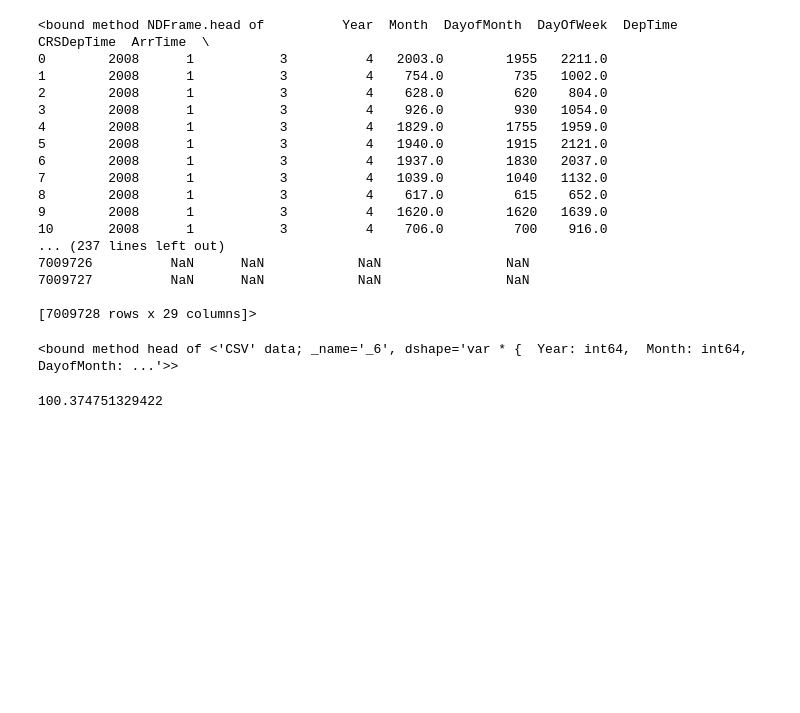
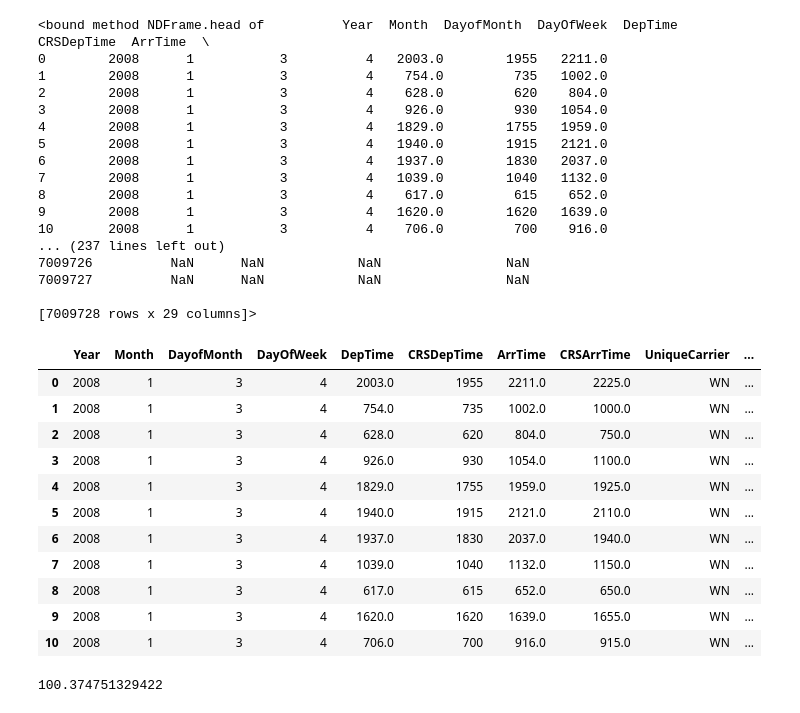
Before and after one commit to LesTrois/BlazeEcosystem, a Jupyter notebook: Pandas to Blaze.ipynb, the cells around one changed output. Saved outputs shown, nothing was run; the diff lists cells and outputs as text; code cells hidden in the pictures; blank space fills up the shorter version.

```diff
--- a/Pandas to Blaze.ipynb
+++ b/Pandas to Blaze.ipynb
@@ -194,9 +194,20 @@ df3.head
 
 [7009728 rows x 29 columns]>
 # %%
-df4.head
+df4
 # %% [output]
-<bound method head of <'CSV' data; _name='_6', dshape='var * {  Year: int64,  Month: int64,  DayofMonth: ...'>>
+|  | Year | Month | DayofMonth | DayOfWeek | DepTime | CRSDepTime | ArrTime | CRSArrTime | UniqueCarrier | ... |
+| 0 | 2008 | 1 | 3 | 4 | 2003.0 | 1955 | 2211.0 | 2225.0 | WN | ... |
+| 1 | 2008 | 1 | 3 | 4 | 754.0 | 735 | 1002.0 | 1000.0 | WN | ... |
+| 2 | 2008 | 1 | 3 | 4 | 628.0 | 620 | 804.0 | 750.0 | WN | ... |
+| 3 | 2008 | 1 | 3 | 4 | 926.0 | 930 | 1054.0 | 1100.0 | WN | ... |
+| 4 | 2008 | 1 | 3 | 4 | 1829.0 | 1755 | 1959.0 | 1925.0 | WN | ... |
+| 5 | 2008 | 1 | 3 | 4 | 1940.0 | 1915 | 2121.0 | 2110.0 | WN | ... |
+| 6 | 2008 | 1 | 3 | 4 | 1937.0 | 1830 | 2037.0 | 1940.0 | WN | ... |
+| 7 | 2008 | 1 | 3 | 4 | 1039.0 | 1040 | 1132.0 | 1150.0 | WN | ... |
+| 8 | 2008 | 1 | 3 | 4 | 617.0 | 615 | 652.0 | 650.0 | WN | ... |
+| 9 | 2008 | 1 | 3 | 4 | 1620.0 | 1620 | 1639.0 | 1655.0 | WN | ... |
+| 10 | 2008 | 1 | 3 | 4 | 706.0 | 700 | 916.0 | 915.0 | WN | ... |
 # %%
 tiempo_inicial = time()
 df3.to_csv( 'output1.csv')
```
Also changed, not shown: parts of 1 cell of this notebook.
